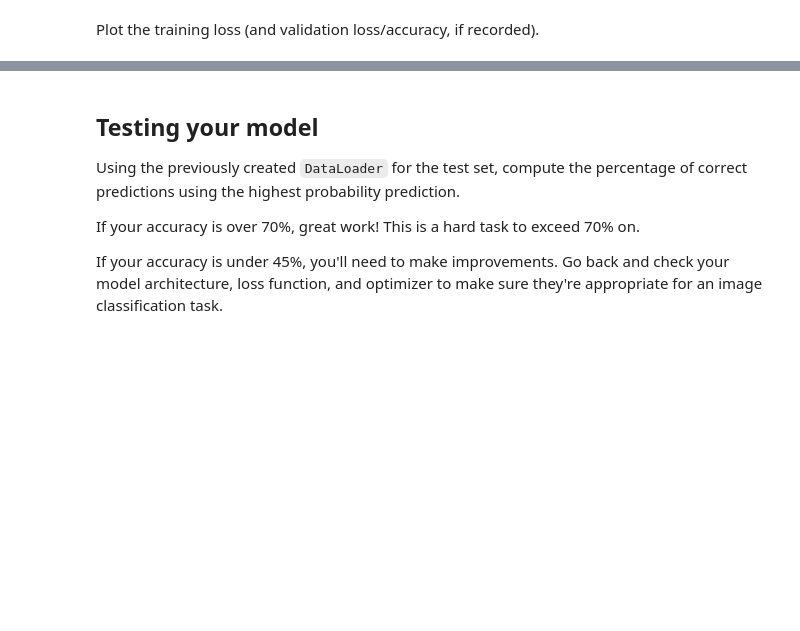
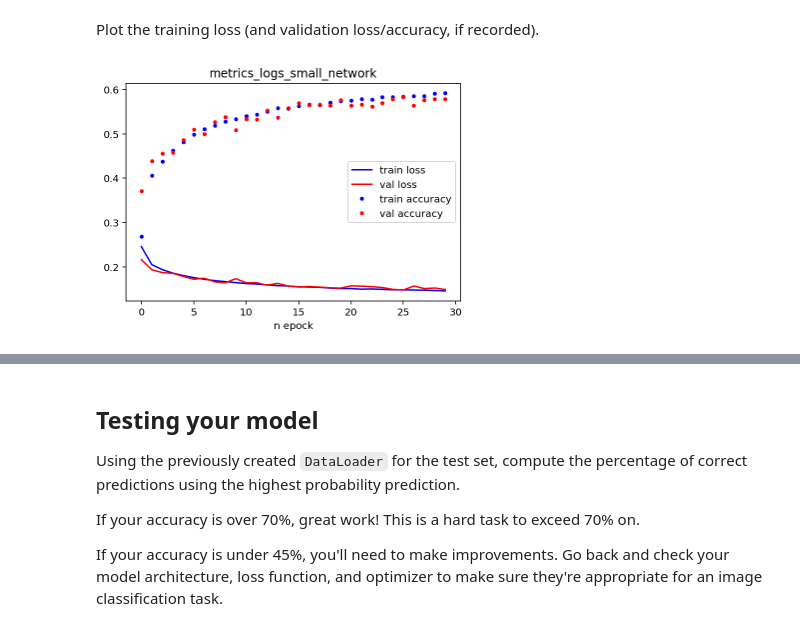
Before and after one commit to maurodsantos/cifar10_image_classifier, a Jupyter notebook: CIFAR-10_Image_Classifier-STARTER.ipynb, the cells around one changed output, grey strips where cells are left out. Cells and saved outputs as stored; diff of their text form; code cells hidden in the pictures; blank space fills up the shorter version.

```diff
--- a/CIFAR-10_Image_Classifier-STARTER.ipynb
+++ b/CIFAR-10_Image_Classifier-STARTER.ipynb
@@ -269,30 +300,32 @@ Plot the training loss (and validation loss/accuracy, if recorded).
 # %%
 ## YOUR CODE HERE ##
 
 %matplotlib inline
 %config InlineBackend.figure_format = 'retina'
 
 import matplotlib.pyplot as plt
 
 def draw_metric_logs(lst_iter, train_loss, train_acc, test_loss, test_acc, title):
     plt.plot(lst_iter, train_loss, '-b', label='train loss')
     plt.plot(lst_iter, test_loss, '-r', label='val loss')
     plt.plot(lst_iter, train_acc, '.b', label='train accuracy')
     plt.plot(lst_iter, test_acc, '.r', label='val accuracy')
 
     plt.xlabel("n epock")
-    plt.legend(loc='upper left')
+    plt.legend(loc='best')
     plt.title(title)
 
     # save image
     plt.savefig(title+".png")  # should before show method
 
     # show
     plt.show()
 
 title = 'metrics_logs_small_network'
 
 draw_metric_logs(epoch_list, train_losses, train_accs, test_losses, test_accs, title)
+# %% [output]
+[figure, added]
 # %%
 # various references were studied to achieve this code:
 # # https://github.com/weiaicunzai/pytorch-cifar100/blob/master/train.py
```
Also changed, not shown: parts of 13 cells of this notebook, 2 other files.
